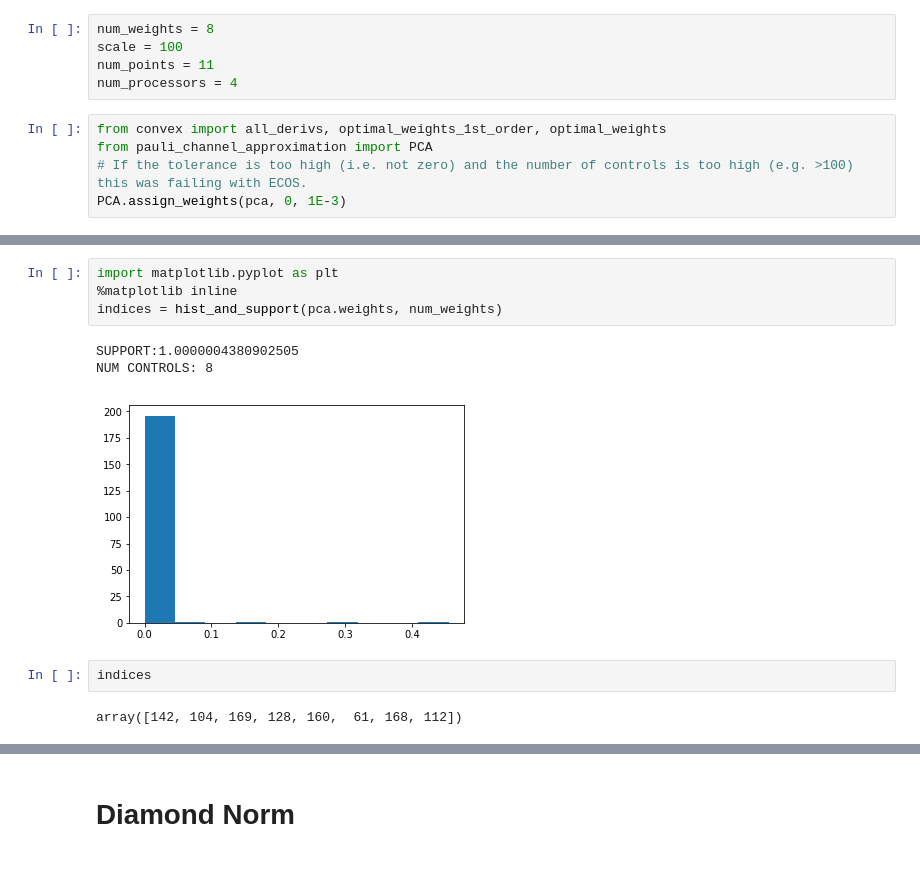
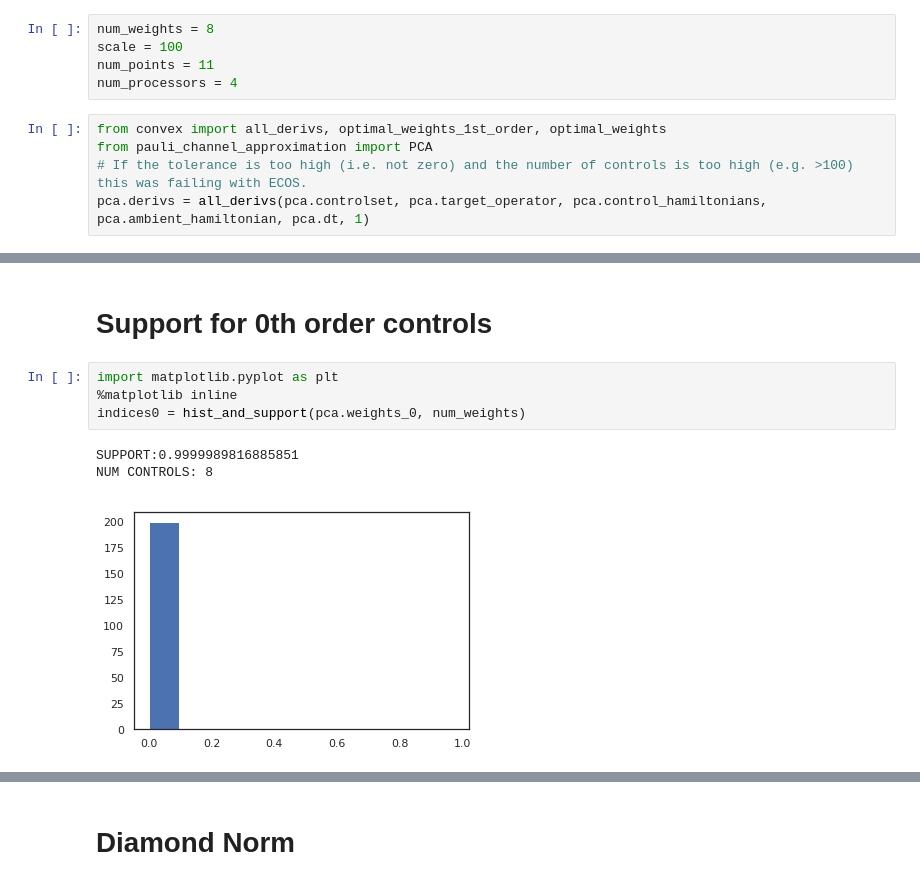
Before and after one commit to ampolloreno/decorrelating_errors, a Jupyter notebook: code/Quadratic Programs Working (sqrtX).ipynb, the cells around one changed output, grey strips where cells are left out. Cells and saved outputs as stored; diff of their text form.

```diff
--- a/code/Quadratic Programs Working (sqrtX).ipynb
+++ b/code/Quadratic Programs Working (sqrtX).ipynb
@@ -227,4 +227,4 @@ num_processors = 4
 from convex import all_derivs, optimal_weights_1st_order, optimal_weights
 from pauli_channel_approximation import PCA
 # If the tolerance is too high (i.e. not zero) and the number of controls is too high (e.g. >100) this was failing with ECOS.
-PCA.assign_weights(pca, 0, 1E-3)
+pca.derivs = all_derivs(pca.controlset, pca.target_operator, pca.control_hamiltonians, pca.ambient_hamiltonian, pca.dt, 1)
@@ -231,13 +291,11 @@ PCA.assign_weights(pca, 0, 1E-3)
+# %% [markdown]
+# Support for 0th order controls
 # %%
 import matplotlib.pyplot as plt
 %matplotlib inline
-indices = hist_and_support(pca.weights, num_weights)
+indices0 = hist_and_support(pca.weights_0, num_weights)
 # %% [output]
-SUPPORT:1.0000004380902505
+SUPPORT:0.9999989816885851
 NUM CONTROLS: 8
-[figure, old version]
+[figure, new version]
-# %%
-indices
-# %% [output]
-array([142, 104, 169, 128, 160,  61, 168, 112])
 # %%
```
Also changed, not shown: parts of 13 cells of this notebook, 13 other files.
